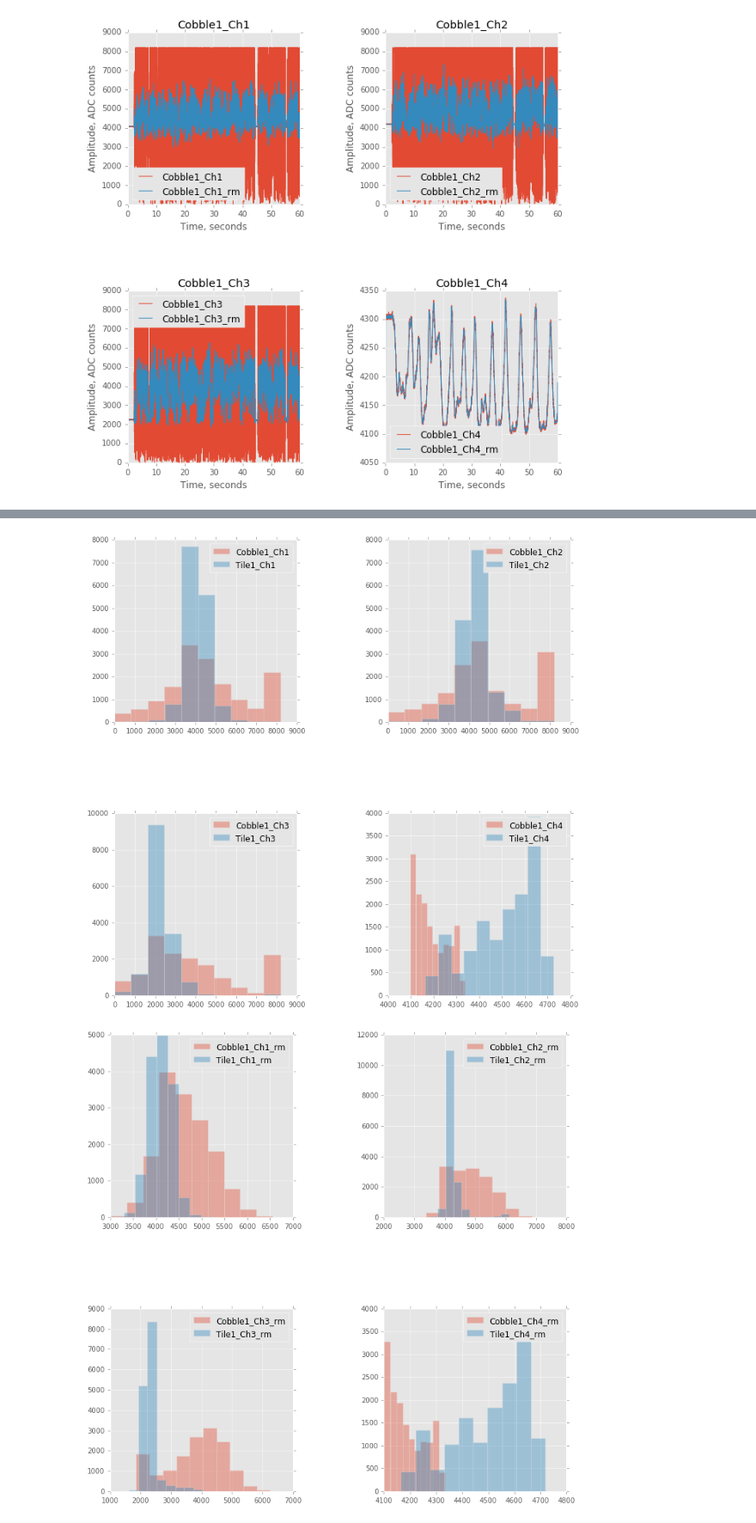
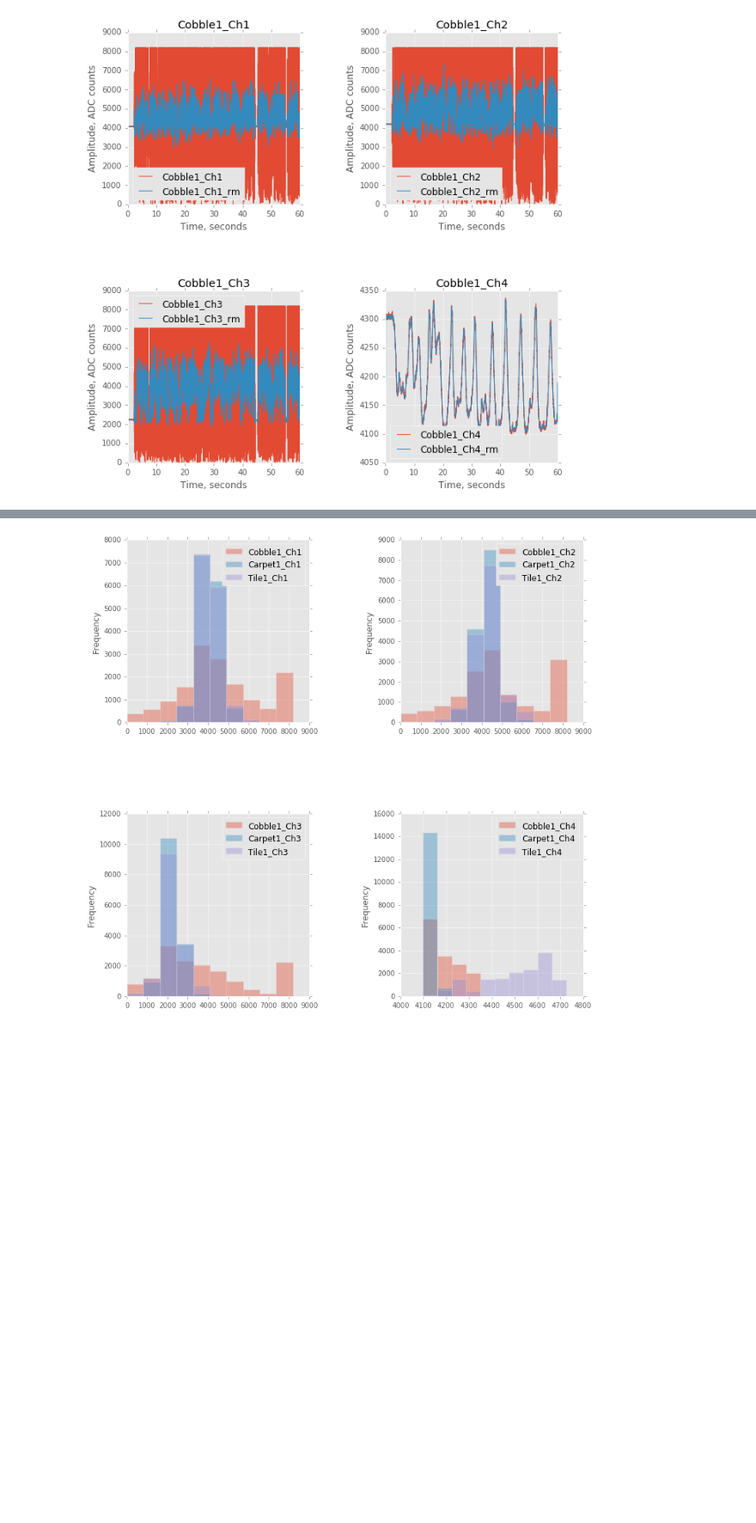
Before and after one commit to MoreCoffee12/AccelPlot, a Jupyter notebook: PythonScripts/ExploratoryAnalysis.ipynb, the cells around one changed output, grey strips where cells are left out. Shown: that part at 86% size. Drawn from its saved outputs; the diff is of its cells as text; code cells hidden in the pictures; blank space fills up the shorter version.

Commit message:
Exploratory: added rolling rms, cleaned up histogram code

```diff
--- a/PythonScripts/ExploratoryAnalysis.ipynb
+++ b/PythonScripts/ExploratoryAnalysis.ipynb
@@ -113,2 +144,6 @@ def plotFolder(strFolder):
+# %%
+def plotClassesHelper(dfData, strSeries, axesin):
+    ax1 = dfData[strSeries].plot.hist(figsize=(12,12), ax=axesin, alpha = 0.4, label=strSeries)
+    return ax1
 # %%
 # This function plots the histograms of two different classes of data
@@ -172,3 +150,26 @@ def plotClasses(strClass1, strClass2):
+# %%
+def plotClasses(strClass, strSuff):
+
+    iSeries = len(strClass)
+
+    fig, axes = plt.subplots(nrows=2, ncols=2)
+    fig.subplots_adjust(wspace=0.5, hspace=0.5)
+
+    strSeries = pd.Series(strClass)+'_Ch1'+strSuff
+    ax1 = plotClassesHelper(dfData, strSeries, axes[0, 0])
+    ax1.legend()
+
+    strSeries = pd.Series(strClass)+'_Ch2'+strSuff
+    ax1 = plotClassesHelper(dfData, strSeries, axes[0, 1])
+    ax1.legend()
+
+    strSeries = pd.Series(strClass)+'_Ch3'+strSuff
+    ax1 = plotClassesHelper(dfData, strSeries, axes[1, 0])
+    ax1.legend()
+
+    strSeries = pd.Series(strClass)+'_Ch4'+strSuff
+    ax1 = plotClassesHelper(dfData, strSeries, axes[1, 1])
+    ax1.legend()
 # %%
 # plot correlation by channel
 # %%
@@ -236,7 +237,6 @@ dfData.head(10)
-# %%
-strClass1 = 'Cobble1'
-strClass2 = 'Tile1'
-plotClasses(strClass1, strClass2)
-# %% [output]
-[figure, removed]
-[figure, removed]
+# %%
+strClass = ['Cobble1', 'Carpet1', 'Tile1']
+strSuff = ''
+plotClasses(strClass, strSuff)
+# %% [output]
+[figure, added]
```
Also changed, not shown: parts of 13 cells of this notebook.
